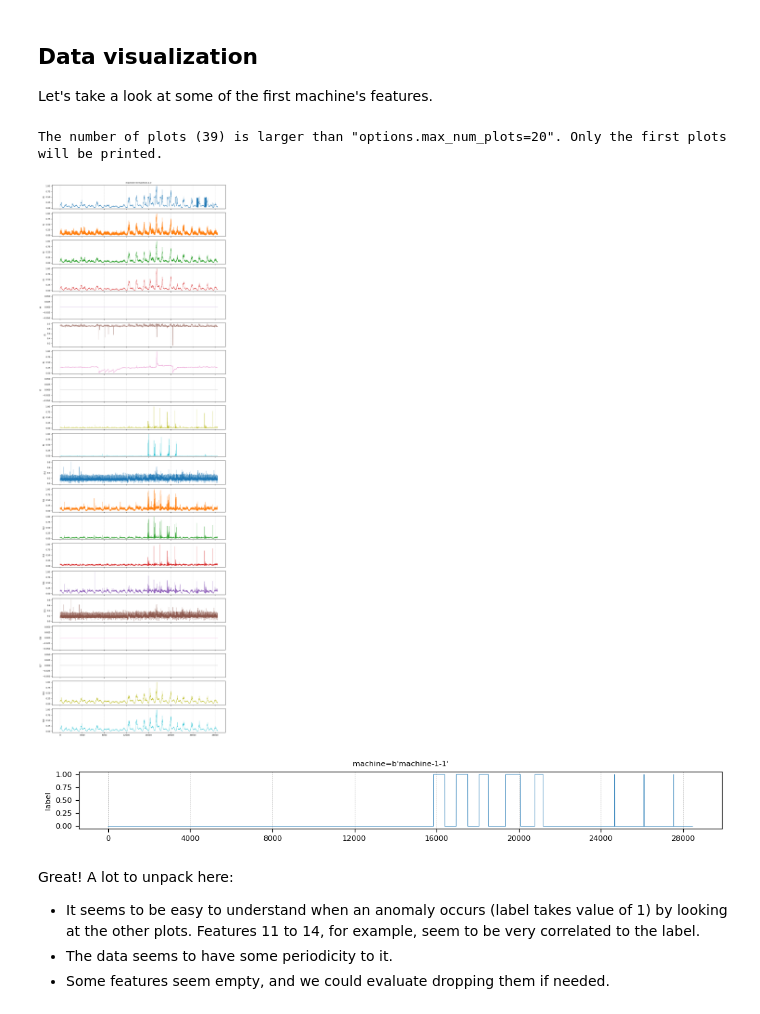
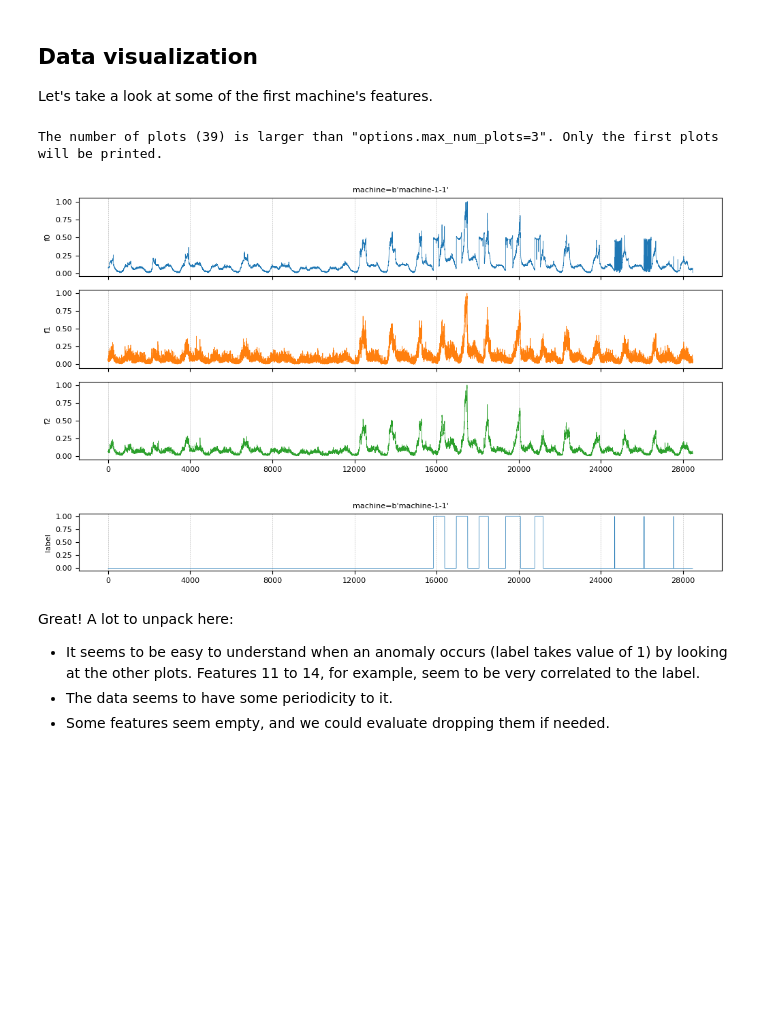
Before and after one commit to google/temporian, a Jupyter notebook: docs/src/tutorials/anomaly_detection_unsupervised.ipynb, the cells around one changed output. Drawn from its saved outputs; the diff is of its cells as text; code cells hidden in the pictures; blank space fills up the shorter version.

```diff
--- a/docs/src/tutorials/anomaly_detection_unsupervised.ipynb
+++ b/docs/src/tutorials/anomaly_detection_unsupervised.ipynb
@@ -85,35 +114,15 @@ We'll use the `"machine"` column as the EventSet's index, which means that Tempo
 # %%
-evsets = []
+# Convert the dataframes into a single Temporian EventSet
 
-for machine in machines:
-    dir = data_dir / machine
+evset = tp.combine(*map(tp.from_pandas, dataframes))
 
-    # Read the data and labels
-    df = pd.read_csv(dir / DATA, header=None).add_prefix("f")
-    labels = pd.read_csv(dir/ LABELS, header=None)
-    df = df.assign(label=labels)
-
-    # Assign the machine as a feature
-    df["machine"] = machine
-
-    # Use index as timestamps column
-    df = df.reset_index(drop=False, names="timestamp")
-
-    evset = tp.from_pandas(df)
-
-    evsets.append(evset)
-
-# Join each machine's EventSet together
-evset = tp.combine(*evsets)
-
-# Set the "machine" feature as the EventSet's index
+# Index the EventSet according the the machine name.
 evset = evset.set_index("machine")
 
-# Cast features to smaller dtypes to preserve memory
+# Cast the feature and label to a smaller dtypes to same one memory.
 evset = evset.cast(tp.float32).cast({"label": tp.int32})
 
 evset
-tp.to_csv(evset, "data.csv")
 # %% [output]
 WARNING:root:Feature "machine" is an array of numpy.object_ and will be casted to numpy.string_ (Note: numpy.string_ is equivalent to numpy.bytes_).
 WARNING:root:Feature "machine" is an array of numpy.object_ and will be casted to numpy.string_ (Note: numpy.string_ is equivalent to numpy.bytes_).
@@ -127,11 +165,14 @@ As stated previously, all metrics seem to be anonymized and normalized to `[0, 1
 
 Let's take a look at some of the first machine's features.
 # %%
-evset.plot(indexes="machine-1-1")
-evset[["label"]].plot(indexes="machine-1-1")
+# Plot the first 3 features
+evset.plot(indexes="machine-1-1", max_num_plots=3)
+
+# Plot the labels
+evset["label"].plot(indexes="machine-1-1")
 # %% [output]
-The number of plots (39) is larger than "options.max_num_plots=20". Only the first plots will be printed.
+The number of plots (39) is larger than "options.max_num_plots=3". Only the first plots will be printed.
-[figure, old version]
+[figure, new version]
 [figure]
 # %% [markdown]
 Great! A lot to unpack here:
```
Also changed, not shown: parts of 29 cells of this notebook, 5 other files.
